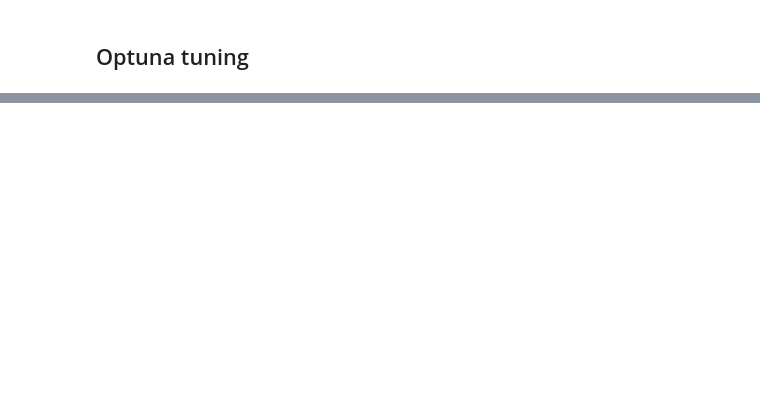
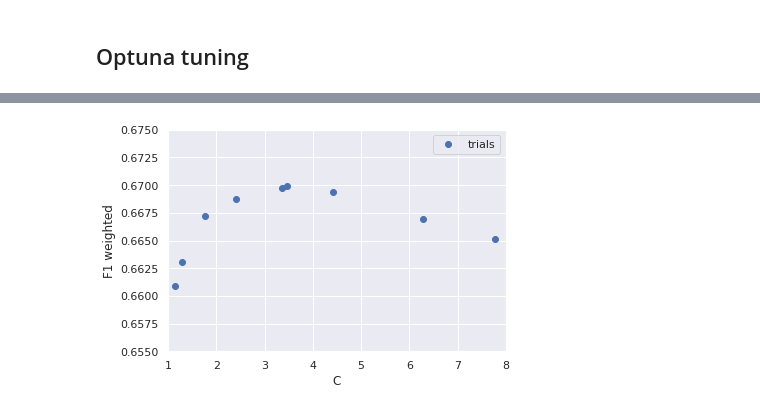
Before and after one commit to LetteraUnica/HuffPost-analysis, a Jupyter notebook: final-project/news_analysis.ipynb, the cells around one changed output, grey strips where cells are left out. Cells and saved outputs as stored; diff of their text form; code cells hidden in the pictures; blank space fills up the shorter version.

```diff
--- a/final-project/news_analysis.ipynb
+++ b/final-project/news_analysis.ipynb
@@ -517,0 +528,10 @@ pl.savefig("log_reg_C2.svg")
+# %%
+pl.plot(params, values, 'o', label="trials")
+pl.xlim(1, 8)
+pl.ylim(0.655, 0.675)
+pl.xlabel("C")
+pl.ylabel("F1 weighted")
+pl.legend()
+pl.savefig("log_reg_C2.svg")
+# %% [output]
+[figure, added]
```
Also changed, not shown: parts of 17 cells of this notebook, 25 other files.
